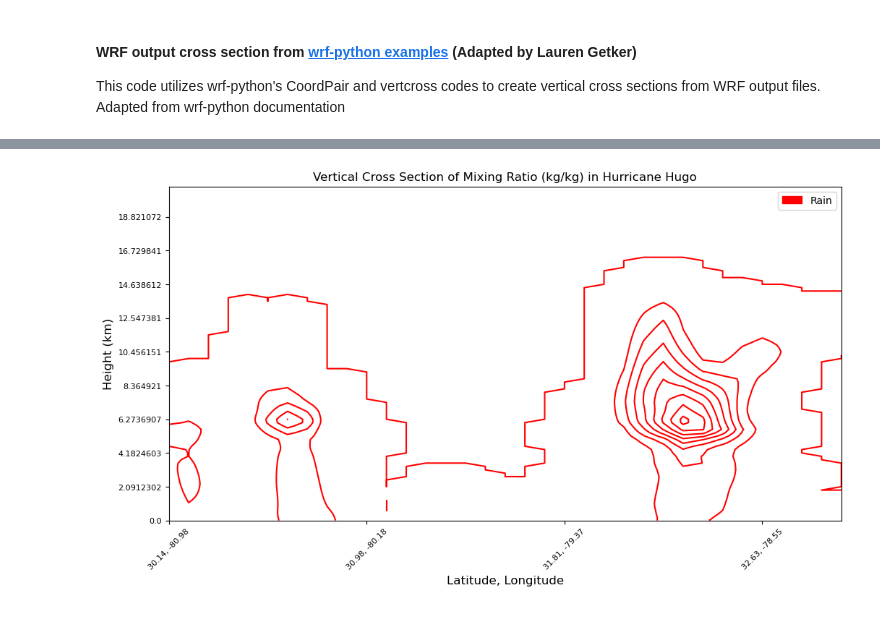
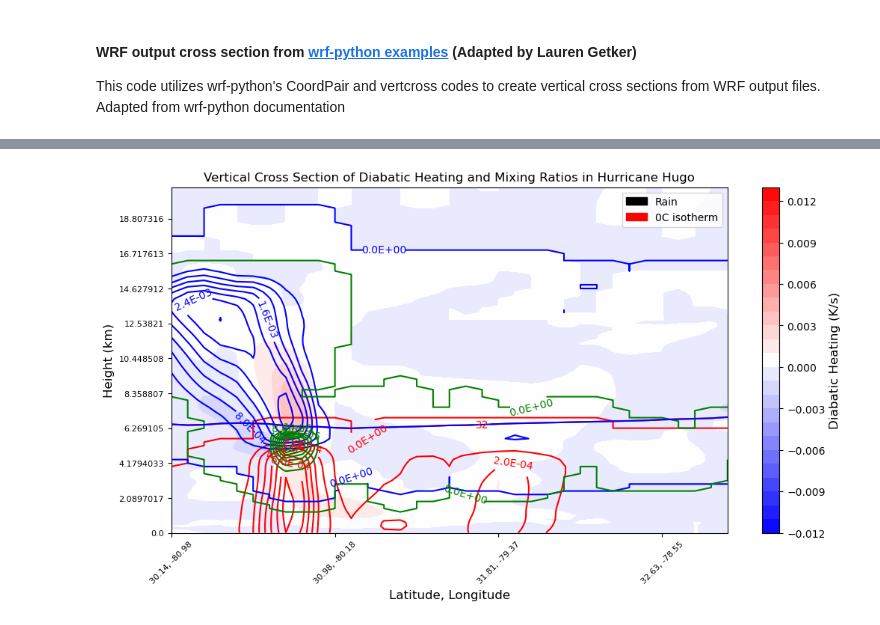
Before and after one commit to legetker/Research-Codes, a Jupyter notebook: getker_cross_section.ipynb, the cells around one changed output, grey strips where cells are left out. Cells and saved outputs as stored; diff of their text form; code cells hidden in the pictures.

Commit message:
Adding diabatic cross section

```diff
--- a/getker_cross_section.ipynb
+++ b/getker_cross_section.ipynb
@@ -6,23 +6,28 @@ Adapted from wrf-python documentation
 import numpy as np
 from netCDF4 import Dataset
 import matplotlib.pyplot as plt
-from wrf import to_np, getvar, CoordPair, vertcross
+from wrf import to_np, getvar, CoordPair, vertcross, latlon_coords
 import matplotlib.patches as mpatches
+import cartopy.crs as ccrs
+import cartopy.feature as cfeature
+from cartopy.feature import NaturalEarthFeature
 
 #Name of file to create cross section from
-filename = "/home/getker/wrf_hugo/wrf_mp_test/wrfout_d01_1989-09-22_03:00:00"
+filename = "/home/getker/wrf_hugo/wrf_cp_test/wrfout_d01_1989-09-22_03:00:00"
 
 #Acceleration of gravity (constant) for converting to geopotential height
 g = 9.8
 
 #Latitude of first cross section point
-lat1 = 30.15
+lat1 = 30.0
 
 #Longitude of first cross section point
-lon1 = -80.97
+lon1 = -80.0
 
 # Latitude of second cross section point
-lat2 = 32.96
+lat2 = 31.0
 
 #Longitude of second cross section point
-lon2 = -78.21
+lon2 = -78.8
+
+data = Dataset(filename, "r", format="NETCDF4")
@@ -143,40 +185,58 @@ ax = plt.axes()
 
 # Contours -- make sure to modify levels here
 #wspd_contours = ax.contourf(to_np(wspd_cross), cmap="bwr", levels = np.arange(-2, 2.1, .1))
-ax.contour(to_np(rain_cross), colors = ('r',), levels = 10)
+l1 = ax.contour(to_np(rain_cross), colors = ('red',), levels = 5)
+l2 = ax.contour(to_np(snow_cross), colors = ('blue',), levels = 5)
+l3 = ax.contour(to_np(graup_cross), colors = ('green',), levels = 5)
+l4 = ax.contour(to_np(t_cross), colors = ('r',), levels = np.arange(32,33, 1))
+ax.clabel(l1,fmt = "%.1E")#, levels = np.arange(0, .0008, .0002))
+ax.clabel(l2,fmt = "%.1E")#, levels = np.arange(0, .0032, .0008))
+ax.clabel(l3,fmt = "%.1E")
+ax.clabel(l4)
+cs = ax.contourf(to_np(h_cross), cmap = 'bwr', levels = np.arange(-.012, .014, .001))
+ax.contour(to_np(t_cross), colors = ('b',), levels = np.arange(32,33, 1))
+"""
 #ax.contour(to_np(ice_cross), colors = ('b',), levels = 10)
-#ax.contour(to_np(graup_cross), colors = ('g',), levels = 10)
-#ax.contour(to_np(snow_cross), colors = ('b',), levels = 10)
+ax.contour(to_np(graup_cross), colors = ('g',), levels = 10)
+ax.contour(to_np(snow_cross), colors = ('b',), levels = 10)
 #ax.contour(to_np(vapor_cross), colors = ('#b603fc',))
 # ax.contour(to_np(cloud_cross), colors = ('#fc8403',))
 #plt.colorbar(wspd_contours, ax=ax)
+"""
 
 # Set the x-ticks to use latitude and longitude labels.
 coord_pairs = to_np(w_cross.coords["xy_loc"])
 x_ticks = np.arange(coord_pairs.shape[0])
 x_labels = [pair.latlon_str(fmt="{:.2f}, {:.2f}")
             for pair in to_np(coord_pairs)]
 ax.set_xticks(x_ticks[::10])
 ax.set_xticklabels(x_labels[::10], rotation=45, fontsize=8)
 
 
 # Set the y-ticks to be height.
 vert_vals = to_np(w_cross.coords["vertical"])
 v_ticks = np.arange(vert_vals.shape[0])
 ax.set_yticks(v_ticks[::10])
 ax.set_yticklabels(vert_vals[::10], fontsize=8)
 
 #plt.gca().ticklabel_format(axis='both', style='plain', useOffset=False)
 
 # Set the x-axis and  y-axis labels
 ax.set_xlabel("Latitude, Longitude", fontsize=12)
 ax.set_ylabel("Height (km)", fontsize=12)
 
-plt.title("Vertical Cross Section of Mixing Ratio (kg/kg) in Hurricane Hugo")
-red_patch = mpatches.Patch(color='red', label='Rain')
-ax.legend(handles=[red_patch])
+#colorbar
+#cax = fig.add_axes([ax.get_position().x1+0.05,ax.get_position().y0,0.02,ax.get_position().height])  #You can change the numbers to move the colorbar.
+cbar = plt.colorbar(cs)
+cbar.set_label("Diabatic Heating (K/s)", fontsize = 12)
+
+
+red_patch = mpatches.Patch(color='black', label='Rain')
+blue_patch = mpatches.Patch(color='red', label='0C isotherm')
+ax.legend(handles=[red_patch, blue_patch])
+plt.title("Vertical Cross Section of Diabatic Heating and Mixing Ratios in Hurricane Hugo")
 plt.show()
 fig.savefig('hugo_q_cross_section_19890922T0300.png',
             bbox_inches='tight',transparent=False,facecolor='white')
 # %% [output]
-[figure, old version]
+[figure, new version]
```
Also changed, not shown: parts of 3 cells of this notebook.
